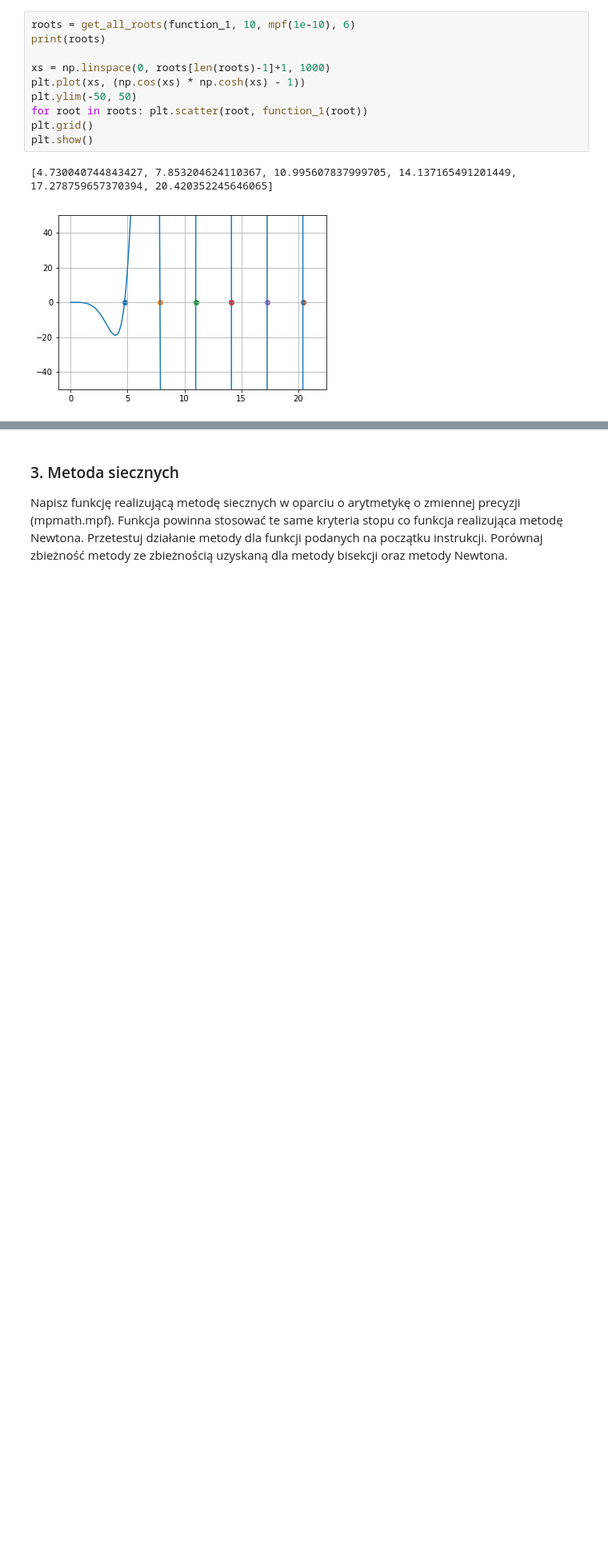
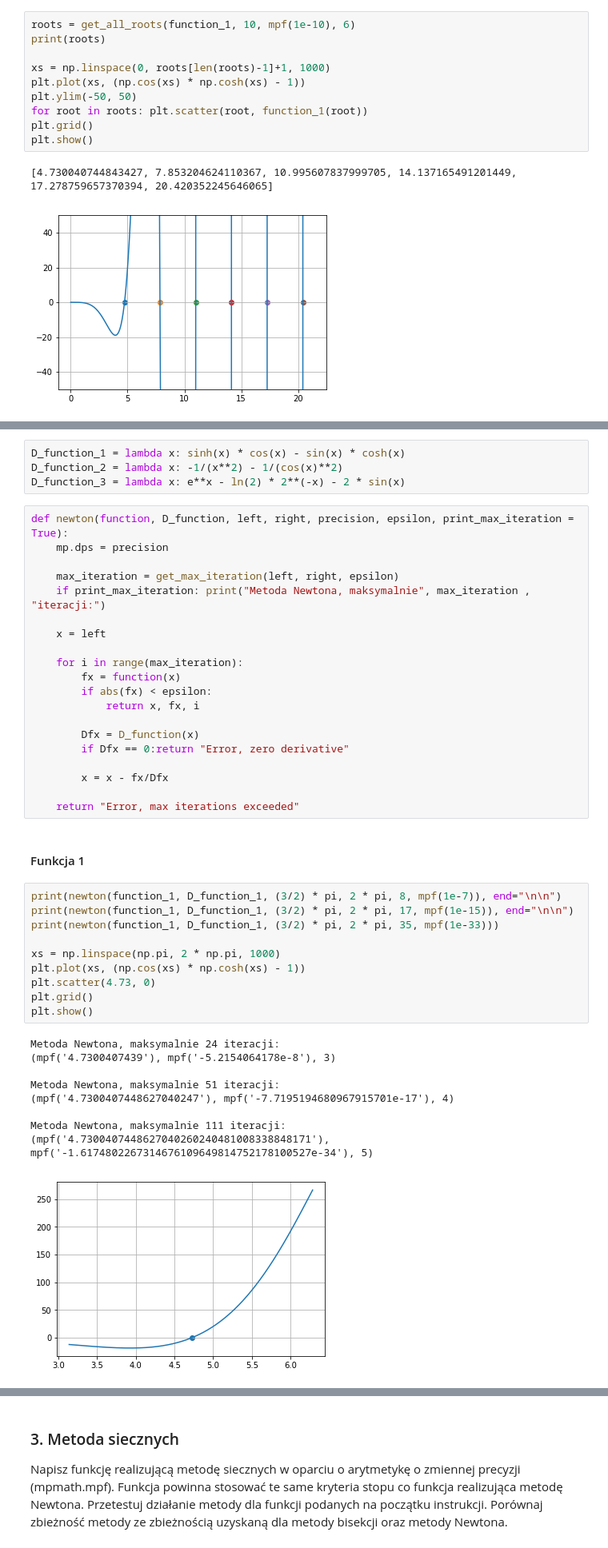
Before and after one commit to Forlify/MOWNIT, a Jupyter notebook: lab-5/sprawozdanie-lab-5.ipynb, the cells around one changed output, grey strips where cells are left out. Shown at 80% size. Cells and saved outputs as stored; diff of their text form; blank space fills up the shorter version.

```diff
--- a/lab-5/sprawozdanie-lab-5.ipynb
+++ b/lab-5/sprawozdanie-lab-5.ipynb
@@ -175,0 +173,46 @@ Oprócz przybliżonej wartości pierwiastka funkcja ma zwrócić liczbę iteracj
+# %%
+D_function_1 = lambda x: sinh(x) * cos(x) - sin(x) * cosh(x)
+D_function_2 = lambda x: -1/(x**2) - 1/(cos(x)**2)
+D_function_3 = lambda x: e**x - ln(2) * 2**(-x) - 2 * sin(x)
+# %%
+def newton(function, D_function, left, right, precision, epsilon, print_max_iteration = True):
+    mp.dps = precision
+
+    max_iteration = get_max_iteration(left, right, epsilon)
+    if print_max_iteration: print("Metoda Newtona, maksymalnie", max_iteration , "iteracji:")
+
+    x = left
+
+    for i in range(max_iteration):
+        fx = function(x)
+        if abs(fx) < epsilon:
+            return x, fx, i
+
+        Dfx = D_function(x)
+        if Dfx == 0:return "Error, zero derivative"
+
+        x = x - fx/Dfx
+
+    return "Error, max iterations exceeded"
+# %% [markdown]
+#### Funkcja 1
+# %%
+print(newton(function_1, D_function_1, (3/2) * pi, 2 * pi, 8, mpf(1e-7)), end="\n\n")
+print(newton(function_1, D_function_1, (3/2) * pi, 2 * pi, 17, mpf(1e-15)), end="\n\n")
+print(newton(function_1, D_function_1, (3/2) * pi, 2 * pi, 35, mpf(1e-33)))
+
+xs = np.linspace(np.pi, 2 * np.pi, 1000)
+plt.plot(xs, (np.cos(xs) * np.cosh(xs) - 1))
+plt.scatter(4.73, 0)
+plt.grid()
+plt.show()
+# %% [output]
+Metoda Newtona, maksymalnie 24 iteracji:
+(mpf('4.7300407439'), mpf('-5.2154064178e-8'), 3)
+
+Metoda Newtona, maksymalnie 51 iteracji:
+(mpf('4.7300407448627040247'), mpf('-7.7195194680967915701e-17'), 4)
+
+Metoda Newtona, maksymalnie 111 iteracji:
+(mpf('4.7300407448627040260240481008338848171'), mpf('-1.6174802267314676109649814752178100527e-34'), 5)
+[figure, added]
```
Also changed, not shown: parts of 10 cells of this notebook.
